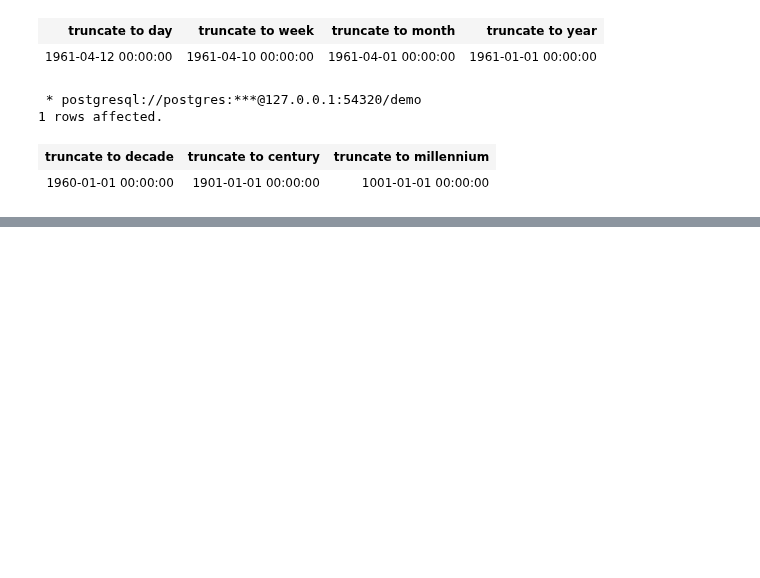
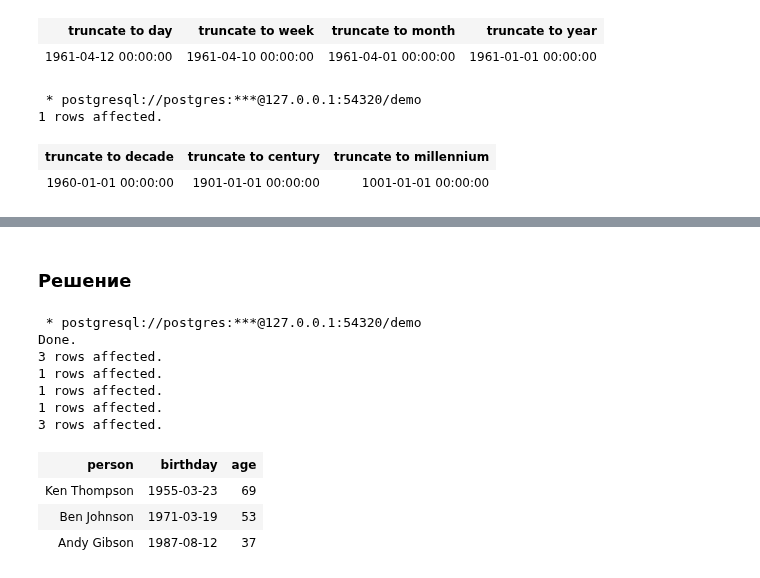
Before and after one commit to vowatchka/postgres_basic, a Jupyter notebook: practices/4_postgres_datatypes/sql.ipynb, the cells around one changed output, grey strips where cells are left out. Saved outputs shown, nothing was run; the diff lists cells and outputs as text; code cells hidden in the pictures; blank space fills up the shorter version.

```diff
--- a/practices/4_postgres_datatypes/sql.ipynb
+++ b/practices/4_postgres_datatypes/sql.ipynb
@@ -1506,0 +1970,32 @@ SELECT
+# %% [markdown]
+### Решение
+# %%
+%%sql
+CREATE TABLE IF NOT EXISTS birthdays (
+    person text NOT NULL,
+    birthday date NOT NULL
+);
+
+-- Удаление записей
+DELETE FROM birthdays;
+
+INSERT INTO birthdays (person, birthday) VALUES ('Ken Thompson', '1955-03-23');
+INSERT INTO birthdays (person, birthday) VALUES ('Ben Johnson', '1971-03-19');
+INSERT INTO birthdays (person, birthday) VALUES ('Andy Gibson', '1987-08-12');
+
+SELECT
+    *,
+    extract('year' from age(birthday)) as "age"
+FROM birthdays;
+# %% [output]
+ * postgresql://postgres:***@127.0.0.1:54320/demo
+Done.
+3 rows affected.
+1 rows affected.
+1 rows affected.
+1 rows affected.
+3 rows affected.
+| person | birthday | age |
+| Ken Thompson | 1955-03-23 | 69 |
+| Ben Johnson | 1971-03-19 | 53 |
+| Andy Gibson | 1987-08-12 | 37 |
```
Also changed, not shown: parts of 45 cells of this notebook.
